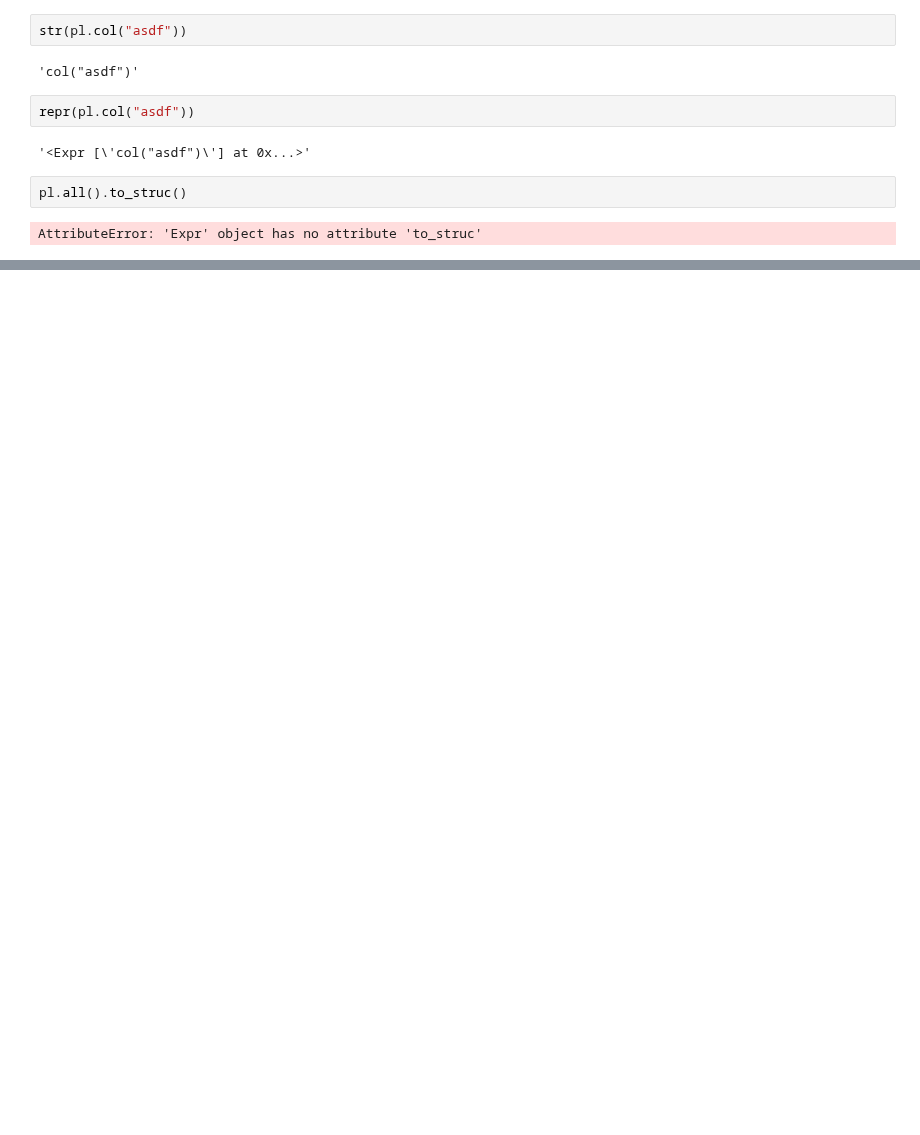
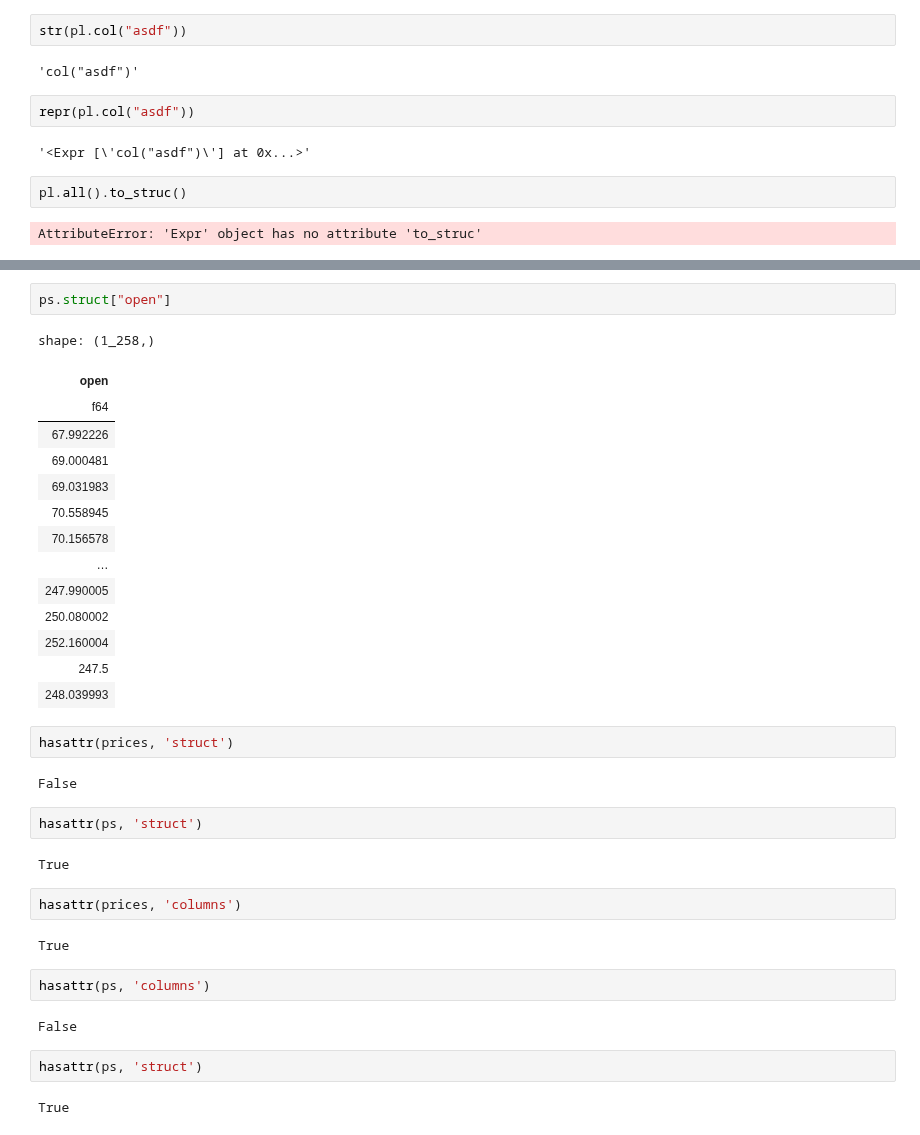
Before and after one commit to furechan/mintalib, a Jupyter notebook: misc/mintalib-polars.ipynb, the cells around one changed output, grey strips where cells are left out. Cells and saved outputs as stored; diff of their text form; blank space fills up the shorter version.

```diff
--- a/misc/mintalib-polars.ipynb
+++ b/misc/mintalib-polars.ipynb
@@ -221,0 +281,37 @@ AttributeError: 'Expr' object has no attribute 'to_struc'
+# %%
+ps.struct["open"]
+# %% [output]
+shape: (1_258,)
+| open |
+| f64 |
+| 67.992226 |
+| 69.000481 |
+| 69.031983 |
+| 70.558945 |
+| 70.156578 |
+| … |
+| 247.990005 |
+| 250.080002 |
+| 252.160004 |
+| 247.5 |
+| 248.039993 |
+# %%
+hasattr(prices, 'struct')
+# %% [output]
+False
+# %%
+hasattr(ps, 'struct')
+# %% [output]
+True
+# %%
+hasattr(prices, 'columns')
+# %% [output]
+True
+# %%
+hasattr(ps, 'columns')
+# %% [output]
+False
+# %%
+hasattr(ps, 'struct')
+# %% [output]
+True
```
Also changed, not shown: parts of 18 cells of this notebook, 2 other files.
